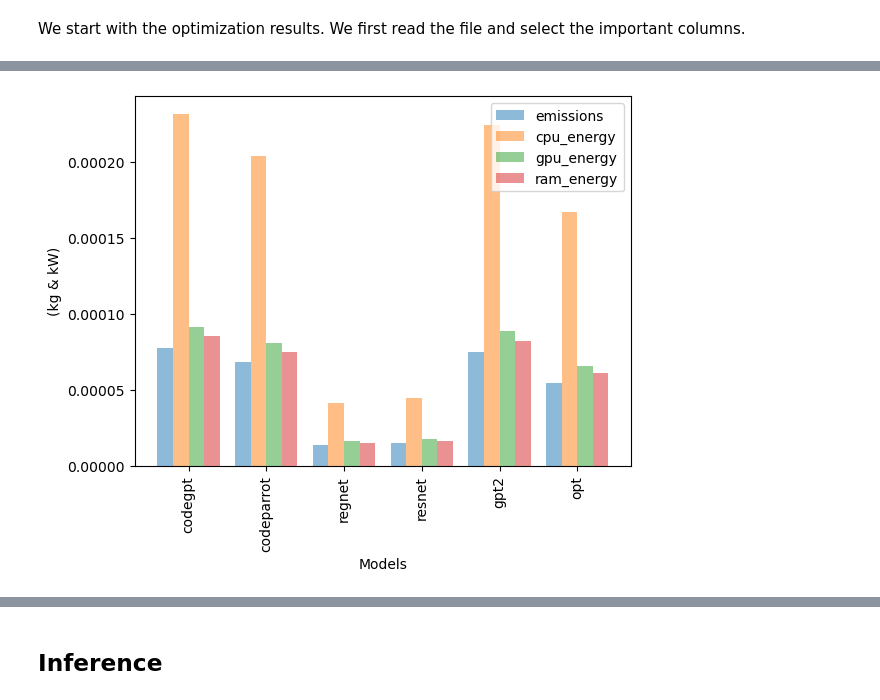
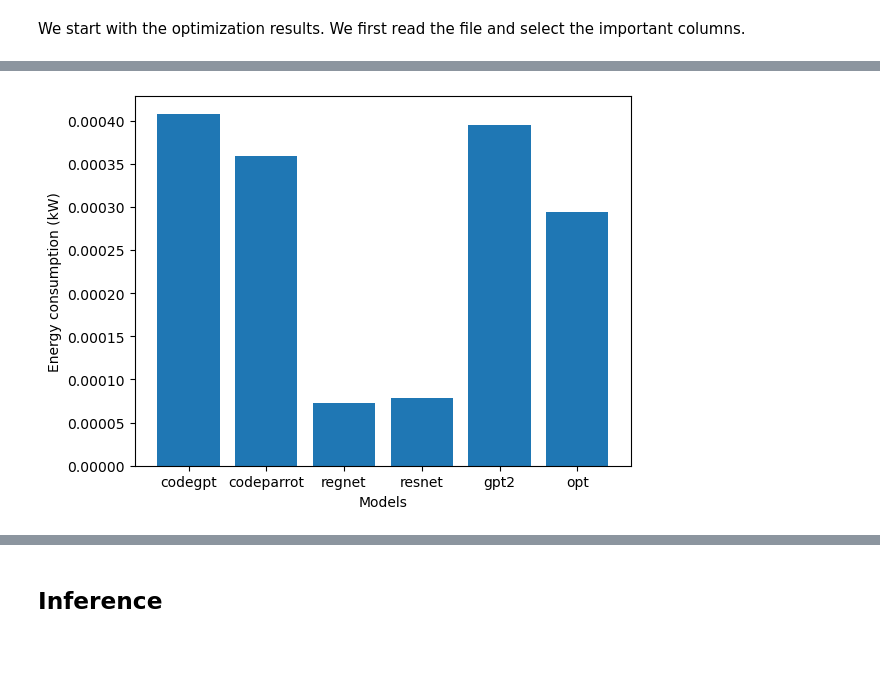
Before and after one commit to aleclagarde/tfg, a Jupyter notebook: analysis/analysis.ipynb, the cells around one changed output, grey strips where cells are left out. Saved outputs shown, nothing was run; the diff lists cells and outputs as text; code cells hidden in the pictures; blank space fills up the shorter version.

```diff
--- a/analysis/analysis.ipynb
+++ b/analysis/analysis.ipynb
@@ -6,0 +9,4 @@ import matplotlib.pyplot as plt
+# %%
+optimization = pd.read_csv('../results/optimization_results.csv')
+optimization = optimization[['duration', 'energy_consumed', 'domain', 'model', 'framework', 'strategy']]
+optimization
@@ -8,7 +84,3 @@ import matplotlib.pyplot as plt
 ## Optimization
 # %% [markdown]
 We start with the optimization results. We first read the file and select the important columns.
-# %%
-optimization = pd.read_csv('../results/optimization_results.csv')
-optimization = optimization[['duration', 'emissions', 'emissions_rate', 'cpu_power', 'gpu_power', 'ram_power', 'cpu_energy', 'gpu_energy', 'ram_energy', 'energy_consumed', 'domain', 'model', 'framework', 'strategy', 'iteration']]
-optimization
@@ -58,4 +148,4 @@ dtype: float64
 # %%
-group_model = optimization.groupby(['domain', 'model']).mean().drop(['iteration'], axis=1)
+group_model = optimization.groupby(['domain', 'model']).mean()
 group_model
 # %% [output]
@@ -70,22 +160,10 @@ group_model
 # %%
 plot_df = group_model.reset_index()
-columns_to_plot = ['emissions', 'cpu_energy', 'gpu_energy', 'ram_energy']
-x_labels = plot_df['model'].unique()
-
-num_columns = len(columns_to_plot)
-bar_width = 0.8 / num_columns
-
-for i, column in enumerate(columns_to_plot):
-    offset = i - (num_columns - 1) / 2.0
-    x = np.arange(len(plot_df)) + offset * bar_width
-    plt.bar(x, plot_df.loc[plot_df['model'] == x_labels, column], width=bar_width, alpha=0.5, label=column)
-plt.xticks(np.arange(len(x_labels)), x_labels, rotation='vertical')
+plt.bar(plot_df['model'], plot_df['energy_consumed'])
 
 plt.xlabel('Models')
-plt.ylabel('(kg & kW)')
-# Add the legend
-plt.legend(loc='upper right')
+plt.ylabel('Energy consumption (kW)')
 
 plt.show()
 # %% [output]
-[figure, old version]
+[figure, new version]
```
Also changed, not shown: parts of 33 cells of this notebook, 11 other files.
